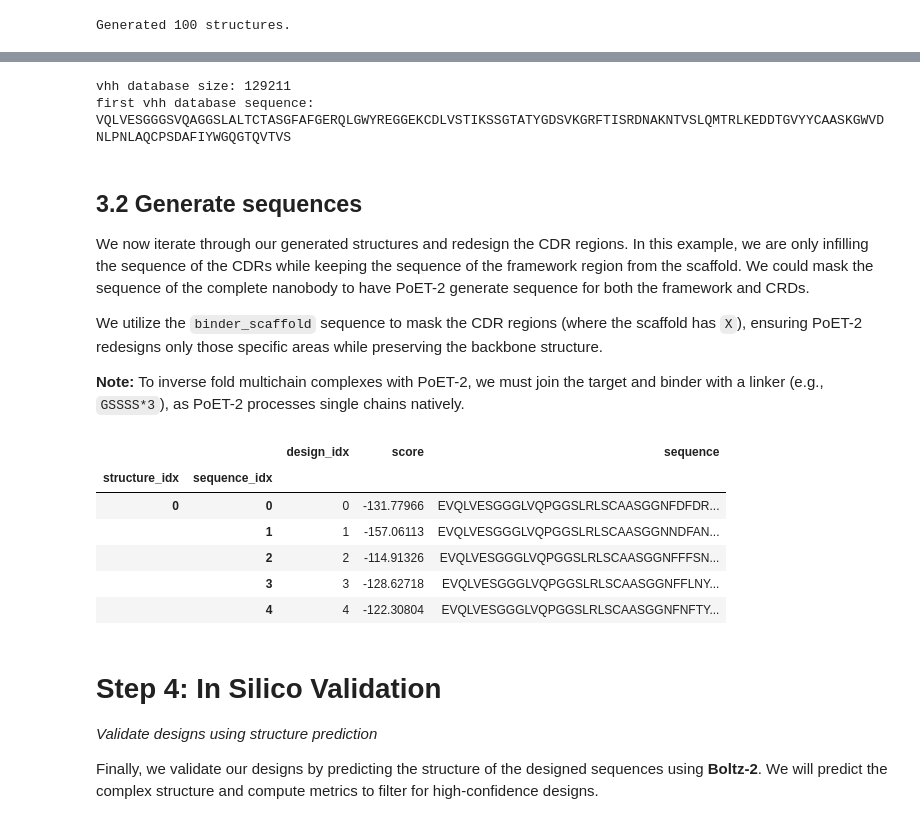
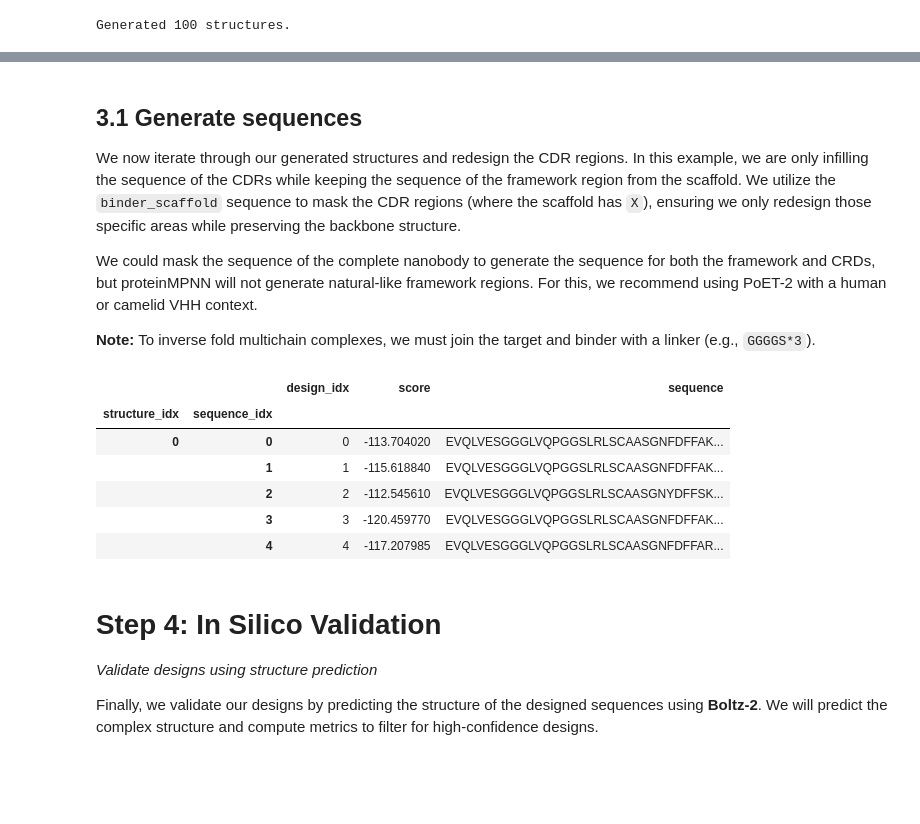
Before and after one commit to OpenProteinAI/openprotein-docs, a Jupyter notebook: source/walkthroughs/Nanobody_binder_design_with_BoltzGen.ipynb, the cells around one changed output, grey strips where cells are left out. Drawn from its saved outputs; the diff is of its cells as text; code cells hidden in the pictures; blank space fills up the shorter version.

Commit message:
update boltzgen walkthrough to use pdl1 target and proteinmpnn for CDR infilling. also update next steps at end of rfdiffusion walkthrough

```diff
--- a/source/walkthroughs/Nanobody_binder_design_with_BoltzGen.ipynb
+++ b/source/walkthroughs/Nanobody_binder_design_with_BoltzGen.ipynb
@@ -380,15 +346,0 @@ To leverage PoET-2's evolutionary capabilities, we create a "prompt" consisting
-# %%
-# Fetch database
-vhh_database_fasta_as_string = requests.get(
-    "https://openprotein-public-assets.s3.us-east-1.amazonaws.com/vhh-prompts/data/oas-bactrian_camel_vh_cluster_70_rep_seq.fasta"
-).content
-
-# Parse sequences
-vhh_database_sequences = [
-    sequence for _, sequence in parse_stream(io.BytesIO(vhh_database_fasta_as_string))
-]
-print("vhh database size:", len(vhh_database_sequences))
-print("first vhh database sequence:", vhh_database_sequences[0].decode())
-# %% [output]
-vhh database size: 129211
-first vhh database sequence: VQLVESGGGSVQAGGSLALTCTASGFAFGERQLGWYREGGEKCDLVSTIKSSGTATYGDSVKGRFTISRDNAKNTVSLQMTRLKEDDTGVYYCAASKGWVDNLPNLAQCPSDAFIYWGQGTQVTVS
@@ -399,8 +347,8 @@ prompt = session.prompt.create_prompt(prompt_sequences)
 # %% [markdown]
-## 3.2 Generate sequences
+## 3.1 Generate sequences
 
-We now iterate through our generated structures and redesign the CDR regions. In this example, we are only infilling the sequence of the CDRs while keeping the sequence of the framework region from the scaffold. We could mask the sequence of the complete nanobody to have PoET-2 generate sequence for both the framework and CRDs.
+We now iterate through our generated structures and redesign the CDR regions. In this example, we are only infilling the sequence of the CDRs while keeping the sequence of the framework region from the scaffold. We utilize the `binder_scaffold` sequence to mask the CDR regions (where the scaffold has `X`), ensuring we only redesign those specific areas while preserving the backbone structure.
 
-We utilize the `binder_scaffold` sequence to mask the CDR regions (where the scaffold has `X`), ensuring PoET-2 redesigns only those specific areas while preserving the backbone structure.
+We could mask the sequence of the complete nanobody to generate the sequence for both the framework and CRDs, but proteinMPNN will not generate natural-like framework regions. For this, we recommend using PoET-2 with a human or camelid VHH context.
 
-**Note:** To inverse fold multichain complexes with PoET-2, we must join the target and binder with a linker (e.g., `GSSSS*3`), as PoET-2 processes single chains natively.
+**Note:** To inverse fold multichain complexes, we must join the target and binder with a linker (e.g., `GGGGS*3`).
@@ -443,37 +355,72 @@ for poet_2_job in tqdm(poet_2_jobs, mininterval=1.0, desc="Waiting for jobs"):
+# %%
+N_SEQS_PER_STRUCTURE = 10
+
+# 1. Create the jobs
+gen_jobs = []
+for generated_structure in tqdm(
+    generated_structures, mininterval=1.0, desc="Creating jobs"
+):
+    # 1a. Create protein for inverse folding by joining the generated target and binder
+    #     with a linker
+    target_for_inverse_folding = generated_structure.get_protein(chain_id="A")
+    binder_for_inverse_folding = (
+        generated_structure.get_protein(chain_id="B")
+        .copy()
+        .set_sequence(binder_scaffold.sequence) # use the scaffold framework sequence
+        .mask_structure(side_chain_only=True) # mask the side chain atoms since we want to generate these sequences
+    )
+    linker = "GGGGS" * 3
+    protein_for_inverse_folding = (
+        target_for_inverse_folding + linker + binder_for_inverse_folding
+    )
+    # 1b. Create the sequence generation job and store the job
+    gen_job = session.models.proteinmpnn.generate(
+        query=protein_for_inverse_folding,
+        num_samples=N_SEQS_PER_STRUCTURE,
+        # use a low temperature for higher quality samples at the cost of lower diversity
+        temperature=0.1,
+        seed=42,  # for reproducibility
+    )
+    gen_jobs.append(gen_job)
+
+# 2. Wait for the jobs to finish
+for gen_job in tqdm(gen_jobs, mininterval=1.0, desc="Waiting for jobs"):
+    _ = gen_job.wait_until_done()
+    assert gen_job.status == "SUCCESS"
 # %%
 # Collect all designed sequences into a DataFrame
 records = []
-for i, poet_2_job in enumerate(tqdm(poet_2_jobs, mininterval=1.0)):
-    for j, poet_result in enumerate(poet_2_job.get()):
+for i, gen_job in enumerate(tqdm(gen_jobs, mininterval=1.0)):
+    for j, poet_result in enumerate(gen_job.get()):
         # The result from PoET-2 includes target+linker+binder.
         # We need to extract just the binder sequence.
         full_sequence = poet_result.sequence
 
         # The binder is at the end.
         # Length of target = len(target)
-        # Length of linker = 15 ("GSSSS" * 3)
+        # Length of linker = 15 ("GGGGS" * 3)
         binder_start_index = len(target) + 15
         designed_binder_sequence = full_sequence[binder_start_index:]
 
         records.append(
             {
                 "design_idx": i * N_SEQS_PER_STRUCTURE + j,
                 "structure_idx": i,
                 "sequence_idx": j,
-                "score": poet_result.score.item(),
+                "score": poet_result.score.mean().item(),
                 "sequence": designed_binder_sequence,
             }
         )
 df = pd.DataFrame.from_records(records).set_index(["structure_idx", "sequence_idx"])
 df.head()
 # %% [output]
 |  |  | design_idx | score | sequence |
 | structure_idx | sequence_idx |  |  |  |
-| 0 | 0 | 0 | -131.77966 | EVQLVESGGGLVQPGGSLRLSCAASGGNFDFDR... |
-|  | 1 | 1 | -157.06113 | EVQLVESGGGLVQPGGSLRLSCAASGGNNDFAN... |
-|  | 2 | 2 | -114.91326 | EVQLVESGGGLVQPGGSLRLSCAASGGNFFFSN... |
-|  | 3 | 3 | -128.62718 | EVQLVESGGGLVQPGGSLRLSCAASGGNFFLNY... |
-|  | 4 | 4 | -122.30804 | EVQLVESGGGLVQPGGSLRLSCAASGGNFNFTY... |
+| 0 | 0 | 0 | -113.704020 | EVQLVESGGGLVQPGGSLRLSCAASGNFDFFAK... |
+|  | 1 | 1 | -115.618840 | EVQLVESGGGLVQPGGSLRLSCAASGNFDFFAK... |
+|  | 2 | 2 | -112.545610 | EVQLVESGGGLVQPGGSLRLSCAASGNYDFFSK... |
+|  | 3 | 3 | -120.459770 | EVQLVESGGGLVQPGGSLRLSCAASGNFDFFAK... |
+|  | 4 | 4 | -117.207985 | EVQLVESGGGLVQPGGSLRLSCAASGNFDFFAR... |
 # %% [markdown]
 # Step 4: In Silico Validation
 *Validate designs using structure prediction*
```
Also changed, not shown: parts of 24 cells of this notebook, 1 other file.
